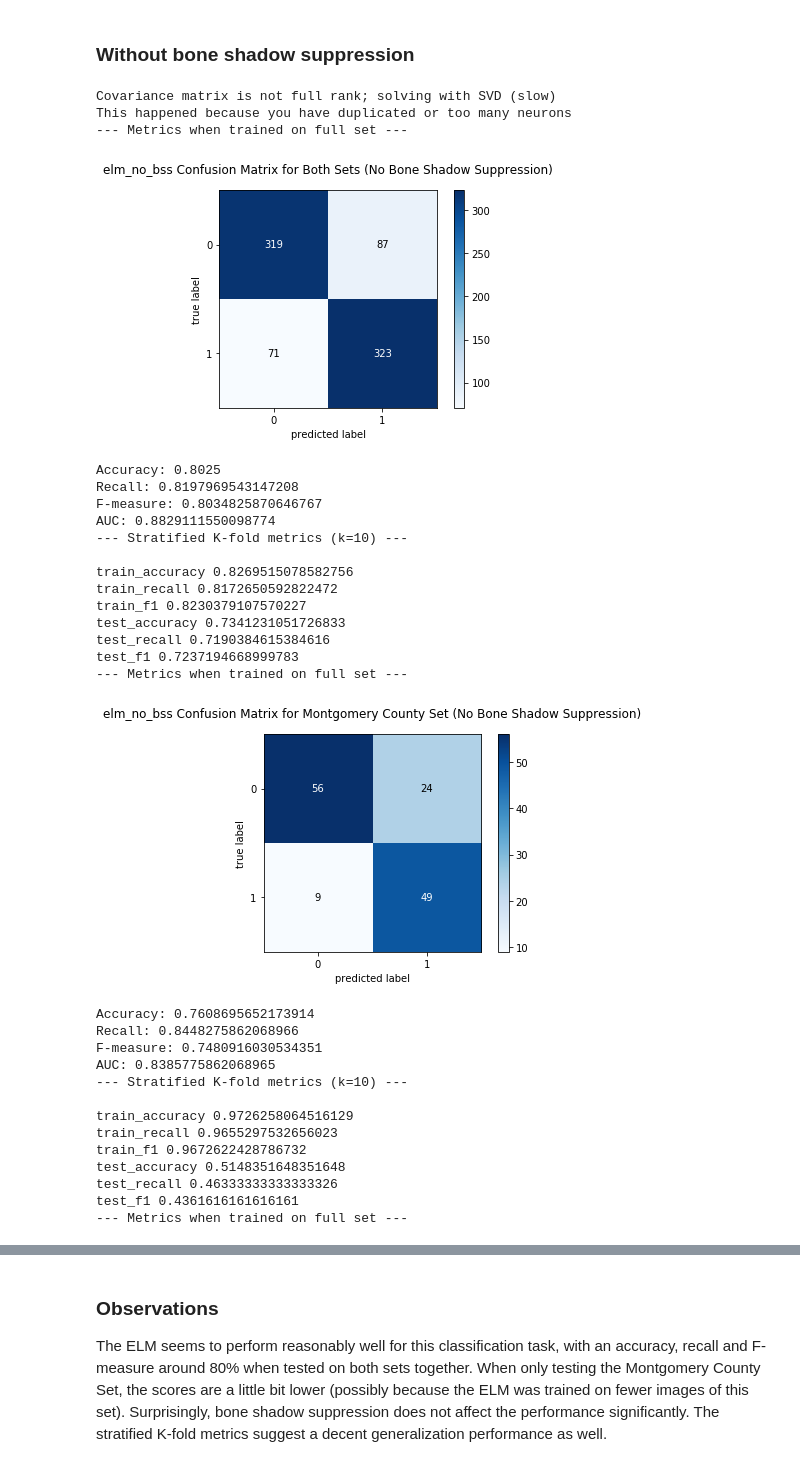
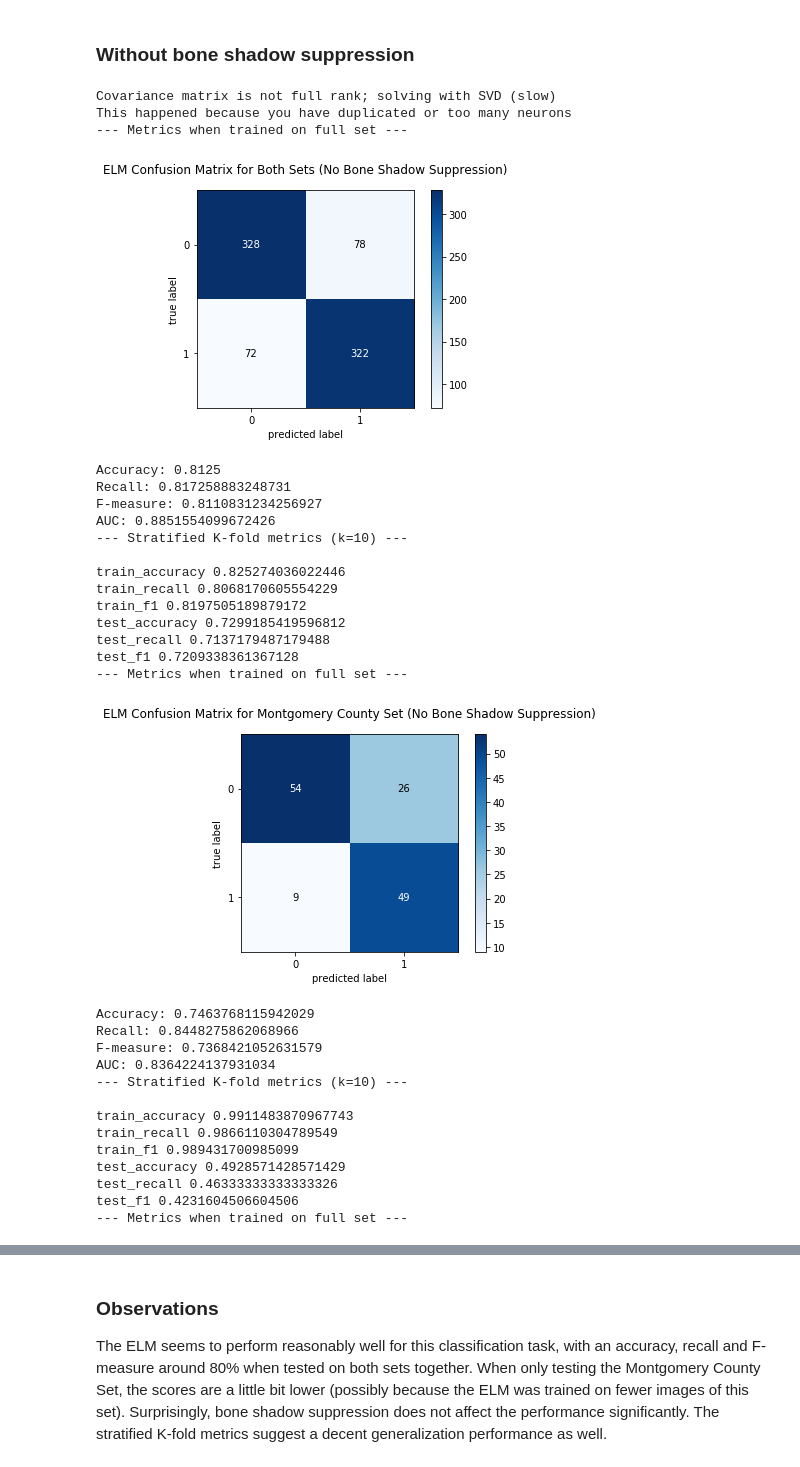
Before and after one commit to JonathanFeenstra/tuberculosis-elm-classifier, a Jupyter notebook: tuberculosis_classifier.ipynb, the cells around one changed output, grey strips where cells are left out. Cells and saved outputs as stored; diff of their text form; code cells hidden in the pictures.

Commit message:
Added linear neurons, fixed cm titles

```diff
--- a/tuberculosis_classifier.ipynb
+++ b/tuberculosis_classifier.ipynb
@@ -367,7 +367,7 @@ y_shen = np.array(shen_labels, dtype=np.int64)
 # Create ELM
 elm = ELM(65536, 1)
 elm.add_neurons(150, 'sigm')
-elm.add_neurons(2, 'lin')
+elm.add_neurons(9, 'lin')
 
 with warnings.catch_warnings():
     warnings.simplefilter("ignore")
@@ -499,7 +499,7 @@ y_shen_no_bss = np.array(shen_labels, dtype=np.int64)
 # Create ELM
 elm_no_bss = ELM(65536, 1)
 elm_no_bss.add_neurons(150, 'sigm')
-elm_no_bss.add_neurons(2, 'lin')
+elm_no_bss.add_neurons(9, 'lin')
 
 with warnings.catch_warnings():
     warnings.simplefilter("ignore")
@@ -515,7 +515,7 @@ fpr_both_no_bss, tpr_both_no_bss, threshold = roc_curve(
 print('--- Metrics when trained on full set ---\n')
 show_conf_matrix_and_metrics(
     y_both_no_bss, y_pred_both_no_bss, THRESHOLD,
-    'elm_no_bss Confusion Matrix for Both Sets (No Bone Shadow Suppression)')
+    'ELM Confusion Matrix for Both Sets (No Bone Shadow Suppression)')
 print('AUC: {0}'.format(auc(fpr_both_no_bss, tpr_both_no_bss)))
 
 print('--- Stratified K-fold metrics (k=10) ---\n')
@@ -531,7 +531,7 @@ fpr_mont_no_bss, tpr_mont_no_bss, threshold = roc_curve(
 print('--- Metrics when trained on full set ---\n')
 show_conf_matrix_and_metrics(
     y_mont_no_bss, y_pred_mont, THRESHOLD,
-    'elm_no_bss Confusion Matrix for Montgomery County Set (No Bone Shadow Suppression)'
+    'ELM Confusion Matrix for Montgomery County Set (No Bone Shadow Suppression)'
 )
 print('AUC: {0}'.format(auc(fpr_mont_no_bss, tpr_mont_no_bss)))
 
@@ -543,59 +543,59 @@ for k, v in skfold_mont_no_bss.items():
 
 # Test ELM on Shenzen Set
 fpr_shen_no_bss, tpr_shen_no_bss, threshold = roc_curve(
     y_shen_no_bss, y_pred_shen)
 
 print('--- Metrics when trained on full set ---\n')
 show_conf_matrix_and_metrics(
     y_shen_no_bss, y_pred_shen, THRESHOLD,
-    'elm_no_bss Confusion Matrix for Shenzen Set (No Bone Shadow Suppression)')
+    'ELM Confusion Matrix for Shenzen Set (No Bone Shadow Suppression)')
 print('AUC: {0}'.format(auc(fpr_shen_no_bss, tpr_shen_no_bss)))
 
 print('--- Stratified K-fold metrics (k=10) ---\n')
 skfold_shen_no_bss = apply_stratified_kfold(elm, 10, X_shen_no_bss,
                                             y_shen_no_bss, THRESHOLD)
 for k, v in skfold_shen_no_bss.items():
     print(k, v)
 
 # ROC curve
 plt.plot(fpr_both_no_bss, tpr_both_no_bss, label='Both sets')
 plt.plot(fpr_mont_no_bss, tpr_mont_no_bss, label='Montgomery Set')
 plt.plot(fpr_shen_no_bss, tpr_shen_no_bss, label='Shenzen Set')
 plt.xlabel('False Positive Rate')
 plt.ylabel('True Positive Rate')
 plt.legend()
 plt.title('ROC (No Bone Shadow Suppression)')
 
 plt.show()
 # %% [output]
 Covariance matrix is not full rank; solving with SVD (slow)
 This happened because you have duplicated or too many neurons
 --- Metrics when trained on full set ---
-[figure, old version]
+[figure, new version]
-Accuracy: 0.8025
-Recall: 0.8197969543147208
-F-measure: 0.8034825870646767
-AUC: 0.8829111550098774
+Accuracy: 0.8125
+Recall: 0.817258883248731
+F-measure: 0.8110831234256927
+AUC: 0.8851554099672426
 --- Stratified K-fold metrics (k=10) ---
 
-train_accuracy 0.8269515078582756
-train_recall 0.8172650592822472
-train_f1 0.8230379107570227
-test_accuracy 0.7341231051726833
-test_recall 0.7190384615384616
-test_f1 0.7237194668999783
+train_accuracy 0.825274036022446
+train_recall 0.8068170605554229
+train_f1 0.8197505189879172
+test_accuracy 0.7299185419596812
+test_recall 0.7137179487179488
+test_f1 0.7209338361367128
 --- Metrics when trained on full set ---
-[figure, old version]
+[figure, new version]
-Accuracy: 0.7608695652173914
+Accuracy: 0.7463768115942029
 Recall: 0.8448275862068966
-F-measure: 0.7480916030534351
-AUC: 0.8385775862068965
+F-measure: 0.7368421052631579
+AUC: 0.8364224137931034
 --- Stratified K-fold metrics (k=10) ---
 
-train_accuracy 0.9726258064516129
-train_recall 0.9655297532656023
-train_f1 0.9672622428786732
-test_accuracy 0.5148351648351648
+train_accuracy 0.9911483870967743
+train_recall 0.9866110304789549
+train_f1 0.989431700985099
+test_accuracy 0.4928571428571429
 test_recall 0.46333333333333326
-test_f1 0.4361616161616161
+test_f1 0.4231604506604506
 --- Metrics when trained on full set ---
```
Also changed, not shown: parts of 7 cells of this notebook.
